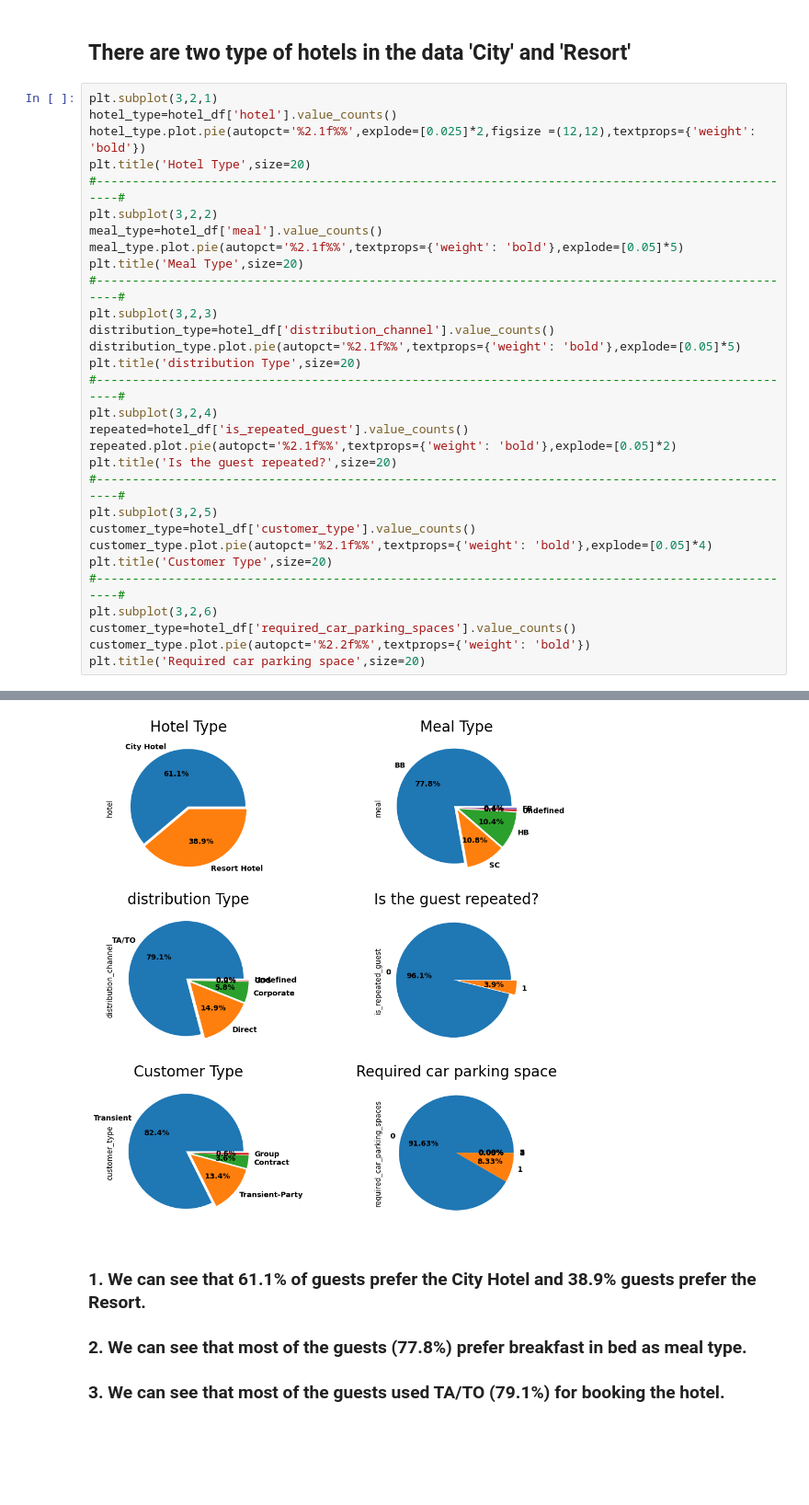
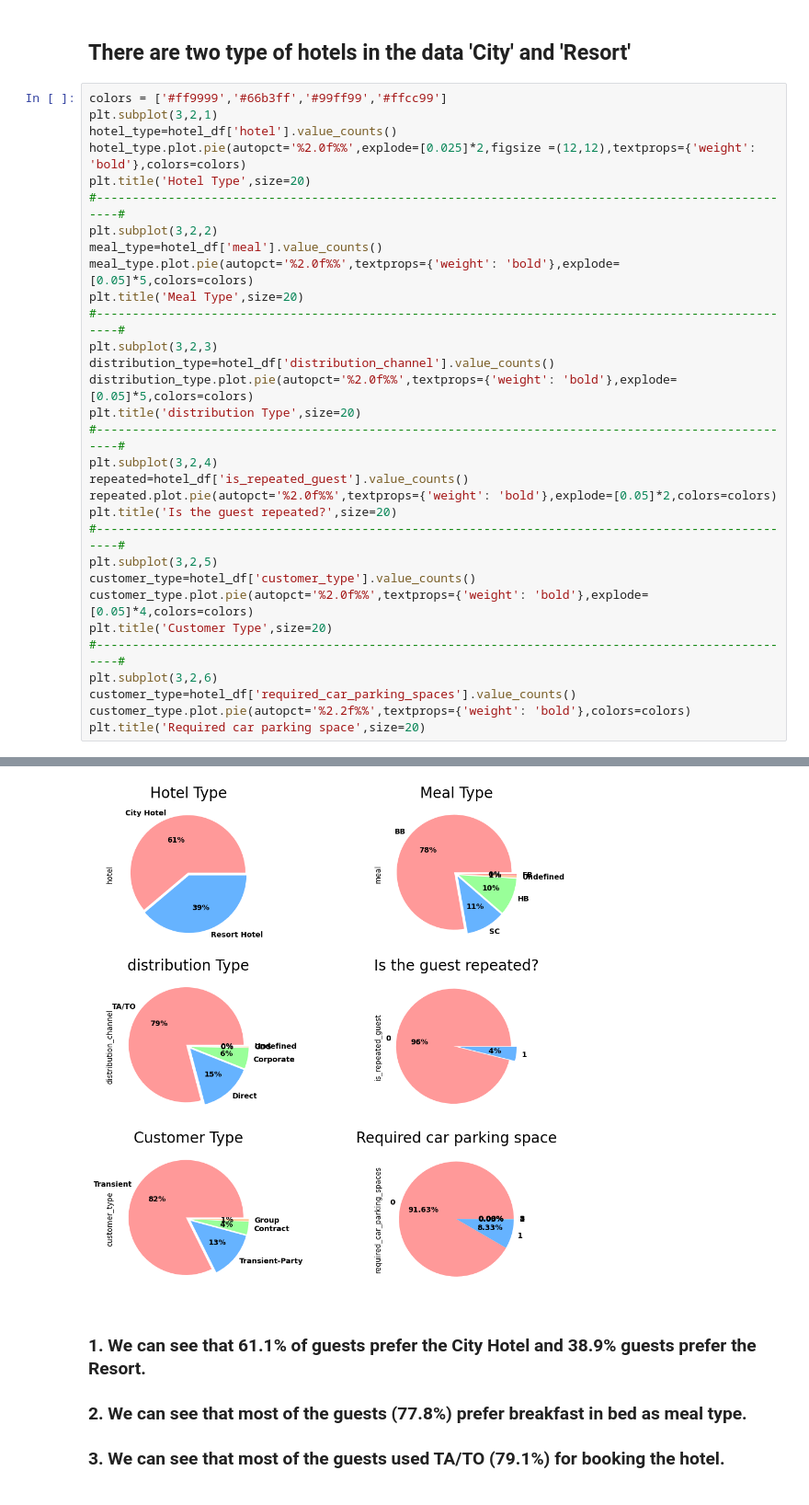
Before and after one commit to vishant750/hotelbookinganalysis, a Jupyter notebook: EDA_Hotel_Analysis.ipynb, the cells around one changed output, grey strips where cells are left out. Shown at 92% size. Cells and saved outputs as stored; diff of their text form; blank space fills up the shorter version.

```diff
--- a/EDA_Hotel_Analysis.ipynb
+++ b/EDA_Hotel_Analysis.ipynb
@@ -307,38 +307,39 @@ Text(0.5, 1.0, 'Correlation Plot')
 # %% [markdown]
 ## There are two type of hotels in the data 'City' and 'Resort'
 # %%
+colors = ['#ff9999','#66b3ff','#99ff99','#ffcc99']
 plt.subplot(3,2,1)
 hotel_type=hotel_df['hotel'].value_counts()
-hotel_type.plot.pie(autopct='%2.1f%%',explode=[0.025]*2,figsize =(12,12),textprops={'weight': 'bold'})
+hotel_type.plot.pie(autopct='%2.0f%%',explode=[0.025]*2,figsize =(12,12),textprops={'weight': 'bold'},colors=colors)
 plt.title('Hotel Type',size=20)
 #---------------------------------------------------------------------------------------------------#
 plt.subplot(3,2,2)
 meal_type=hotel_df['meal'].value_counts()
-meal_type.plot.pie(autopct='%2.1f%%',textprops={'weight': 'bold'},explode=[0.05]*5)
+meal_type.plot.pie(autopct='%2.0f%%',textprops={'weight': 'bold'},explode=[0.05]*5,colors=colors)
 plt.title('Meal Type',size=20)
 #---------------------------------------------------------------------------------------------------#
 plt.subplot(3,2,3)
 distribution_type=hotel_df['distribution_channel'].value_counts()
-distribution_type.plot.pie(autopct='%2.1f%%',textprops={'weight': 'bold'},explode=[0.05]*5)
+distribution_type.plot.pie(autopct='%2.0f%%',textprops={'weight': 'bold'},explode=[0.05]*5,colors=colors)
 plt.title('distribution Type',size=20)
 #---------------------------------------------------------------------------------------------------#
 plt.subplot(3,2,4)
 repeated=hotel_df['is_repeated_guest'].value_counts()
-repeated.plot.pie(autopct='%2.1f%%',textprops={'weight': 'bold'},explode=[0.05]*2)
+repeated.plot.pie(autopct='%2.0f%%',textprops={'weight': 'bold'},explode=[0.05]*2,colors=colors)
 plt.title('Is the guest repeated?',size=20)
 #---------------------------------------------------------------------------------------------------#
 plt.subplot(3,2,5)
 customer_type=hotel_df['customer_type'].value_counts()
-customer_type.plot.pie(autopct='%2.1f%%',textprops={'weight': 'bold'},explode=[0.05]*4)
+customer_type.plot.pie(autopct='%2.0f%%',textprops={'weight': 'bold'},explode=[0.05]*4,colors=colors)
 plt.title('Customer Type',size=20)
 #---------------------------------------------------------------------------------------------------#
 plt.subplot(3,2,6)
 customer_type=hotel_df['required_car_parking_spaces'].value_counts()
-customer_type.plot.pie(autopct='%2.2f%%',textprops={'weight': 'bold'})
+customer_type.plot.pie(autopct='%2.2f%%',textprops={'weight': 'bold'},colors=colors)
 plt.title('Required car parking space',size=20)
 # %% [output]
 Text(0.5, 1.0, 'Required car parking space')
-[figure, old version]
+[figure, new version]
 # %% [markdown]
 ### 1. We can see that 61.1% of guests prefer the City Hotel and 38.9% guests prefer the Resort.
 ### 2. We can see that most of the guests (77.8%) prefer breakfast in bed as meal type.
```
Also changed, not shown: parts of 10 cells of this notebook.
